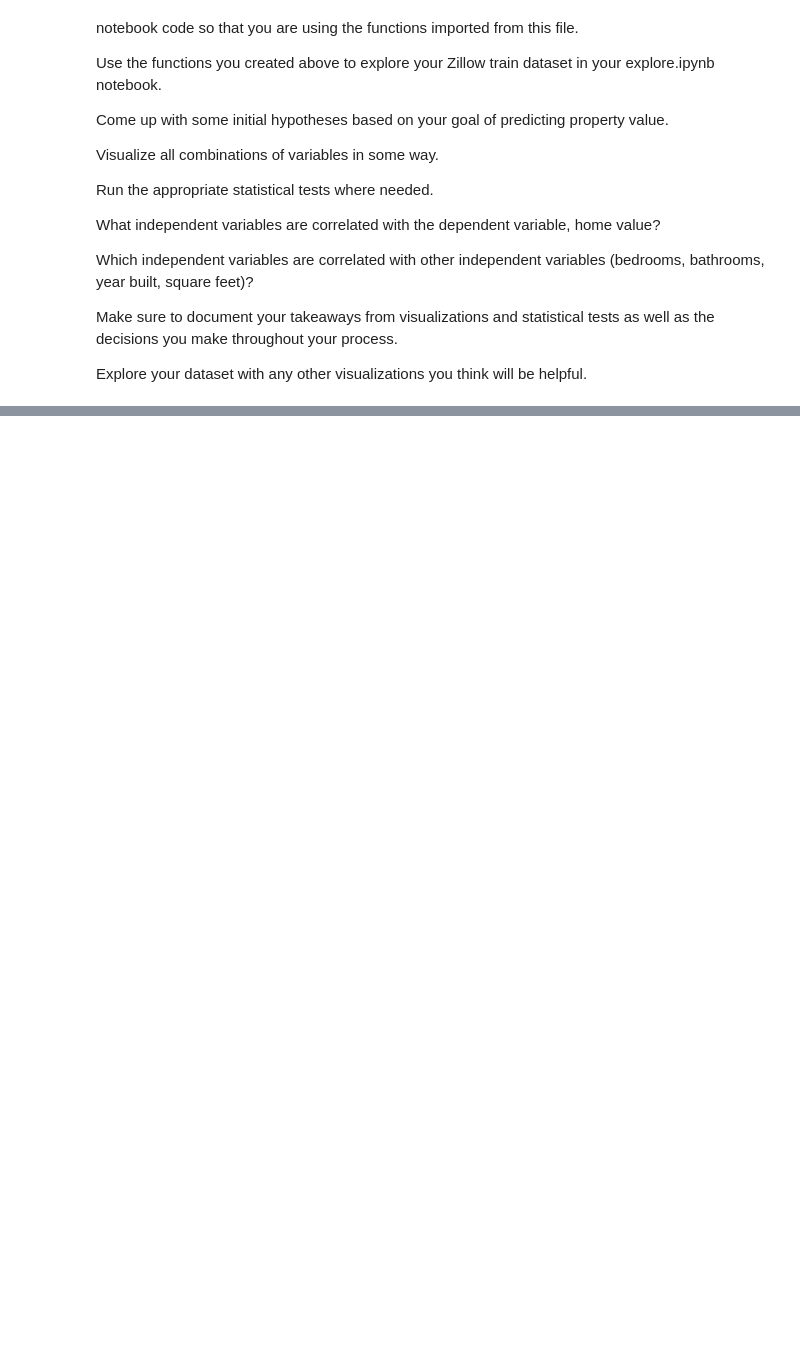
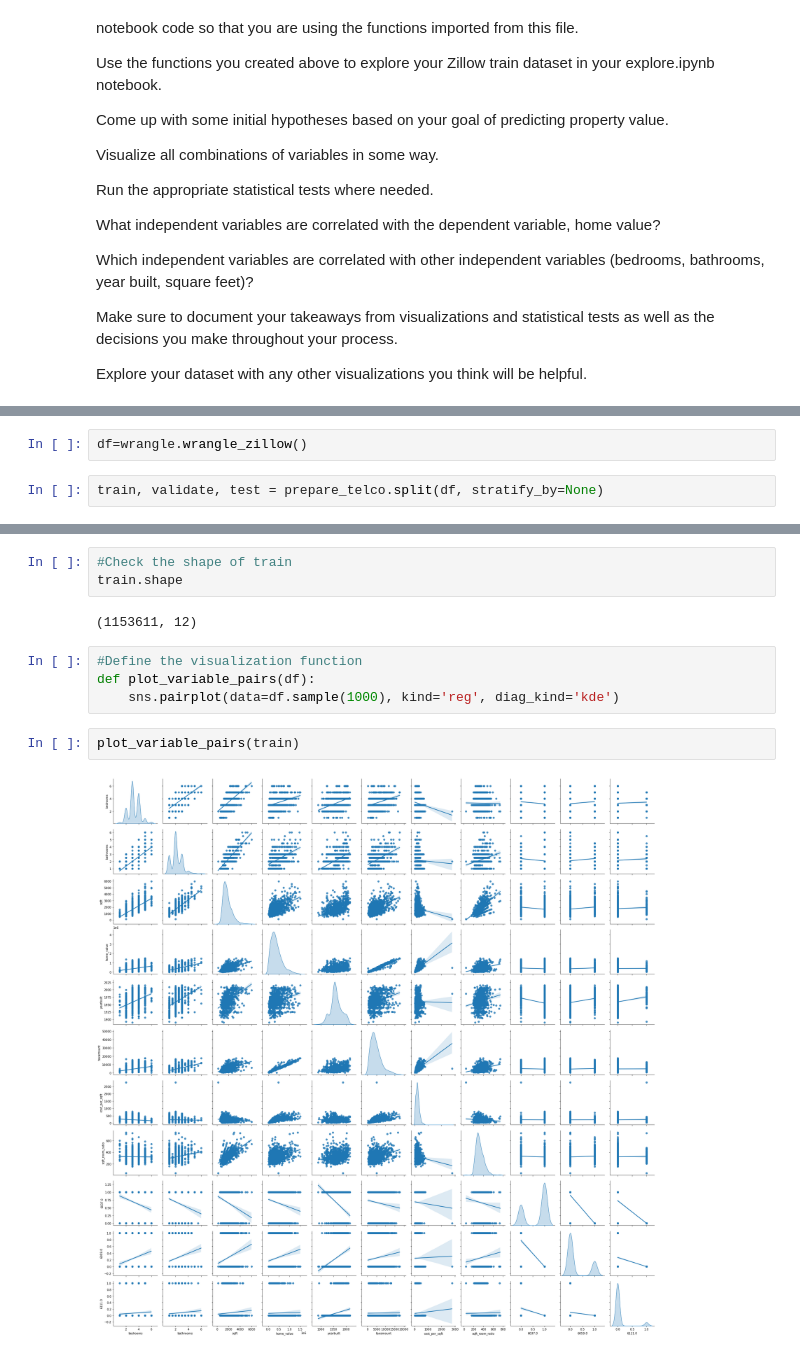
Before and after one commit to tim-keriazes/regression_exercises, a Jupyter notebook: exploration_exercise.ipynb, the cells around one changed output, grey strips where cells are left out. Drawn from its saved outputs; the diff is of its cells as text; blank space fills up the shorter version.

```diff
--- a/exploration_exercise.ipynb
+++ b/exploration_exercise.ipynb
@@ -33,0 +58,4 @@ Explore your dataset with any other visualizations you think will be helpful.
+# %%
+df=wrangle.wrangle_zillow()
+# %%
+train, validate, test = prepare_telco.split(df, stratify_by=None)
@@ -33,0 +86,13 @@ Explore your dataset with any other visualizations you think will be helpful.
+# %%
+#Check the shape of train
+train.shape
+# %% [output]
+(1153611, 12)
+# %%
+#Define the visualization function
+def plot_variable_pairs(df):
+    sns.pairplot(data=df.sample(1000), kind='reg', diag_kind='kde')
+# %%
+plot_variable_pairs(train)
+# %% [output]
+[figure, added]
```
Also changed, not shown: parts of 24 cells of this notebook.
